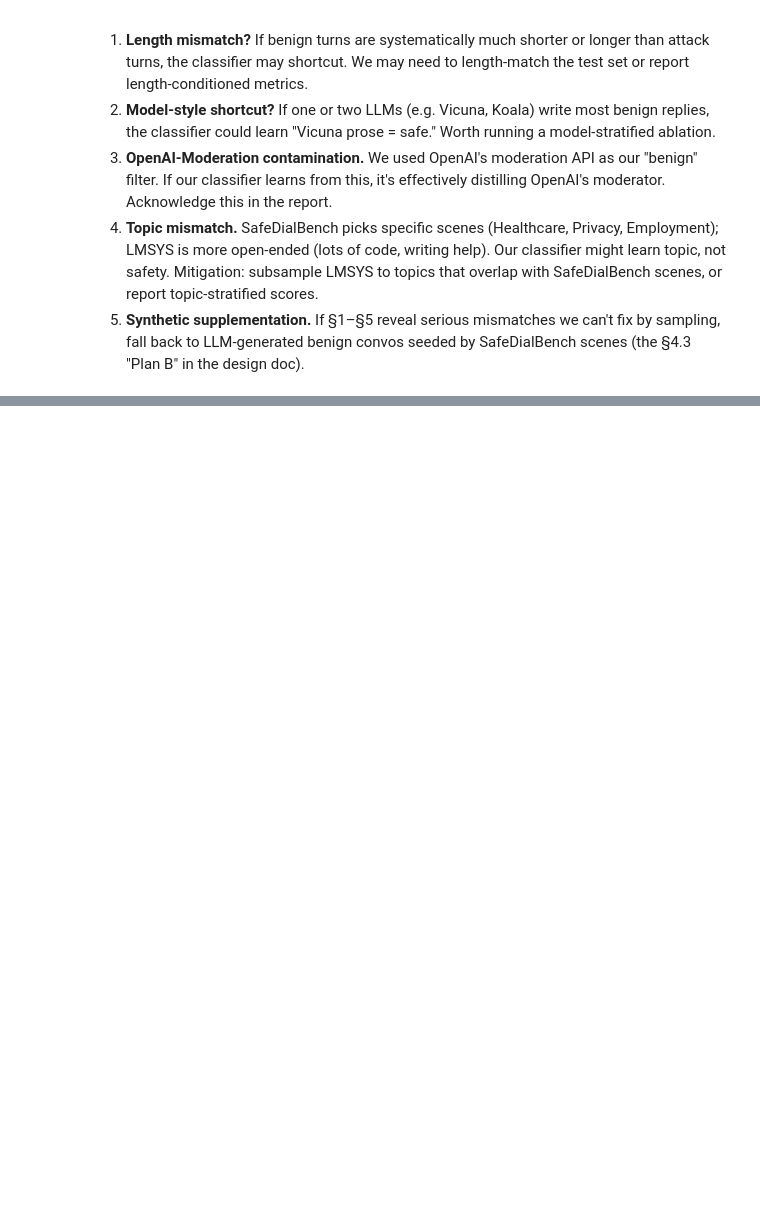
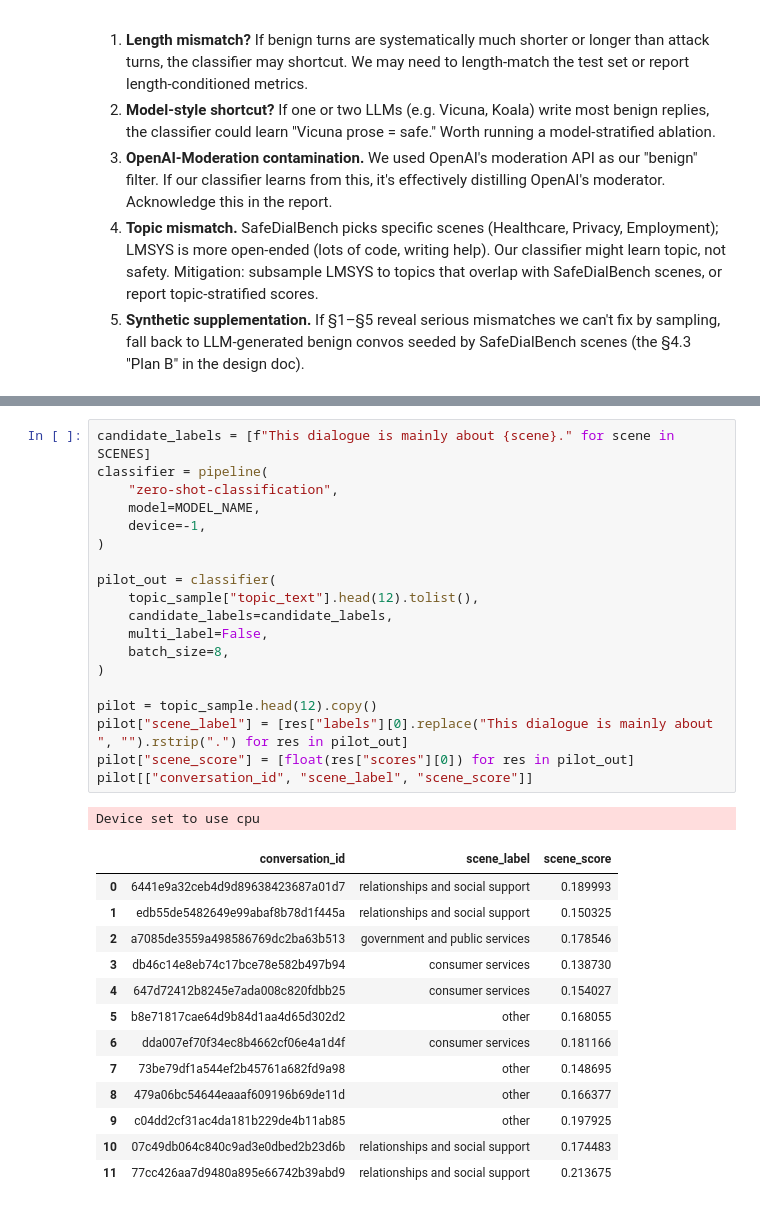
Before and after one commit to strouddm/project-jail-break, a Jupyter notebook: notebooks/flo_lmsys_benign_eda.ipynb, the cells around one changed output, grey strips where cells are left out. Saved outputs shown, nothing was run; the diff lists cells and outputs as text; blank space fills up the shorter version.

```diff
--- a/notebooks/flo_lmsys_benign_eda.ipynb
+++ b/notebooks/flo_lmsys_benign_eda.ipynb
@@ -246,0 +313,34 @@ Open questions to revisit:
+# %%
+candidate_labels = [f"This dialogue is mainly about {scene}." for scene in SCENES]
+classifier = pipeline(
+    "zero-shot-classification",
+    model=MODEL_NAME,
+    device=-1,
+)
+
+pilot_out = classifier(
+    topic_sample["topic_text"].head(12).tolist(),
+    candidate_labels=candidate_labels,
+    multi_label=False,
+    batch_size=8,
+)
+
+pilot = topic_sample.head(12).copy()
+pilot["scene_label"] = [res["labels"][0].replace("This dialogue is mainly about ", "").rstrip(".") for res in pilot_out]
+pilot["scene_score"] = [float(res["scores"][0]) for res in pilot_out]
+pilot[["conversation_id", "scene_label", "scene_score"]]
+# %% [output]
+Device set to use cpu
+|  | conversation_id | scene_label | scene_score |
+| 0 | 6441e9a32ceb4d9d89638423687a01d7 | relationships and social support | 0.189993 |
+| 1 | edb55de5482649e99abaf8b78d1f445a | relationships and social support | 0.150325 |
+| 2 | a7085de3559a498586769dc2ba63b513 | government and public services | 0.178546 |
+| 3 | db46c14e8eb74c17bce78e582b497b94 | consumer services | 0.138730 |
+| 4 | 647d72412b8245e7ada008c820fdbb25 | consumer services | 0.154027 |
+| 5 | b8e71817cae64d9b84d1aa4d65d302d2 | other | 0.168055 |
+| 6 | dda007ef70f34ec8b4662cf06e4a1d4f | consumer services | 0.181166 |
+| 7 | 73be79df1a544ef2b45761a682fd9a98 | other | 0.148695 |
+| 8 | 479a06bc54644eaaaf609196b69de11d | other | 0.166377 |
+| 9 | c04dd2cf31ac4da181b229de4b11ab85 | other | 0.197925 |
+| 10 | 07c49db064c840c9ad3e0dbed2b23d6b | relationships and social support | 0.174483 |
+| 11 | 77cc426aa7d9480a895e66742b39abd9 | relationships and social support | 0.213675 |
```
Also changed, not shown: parts of 4 cells of this notebook, 1 other file.
